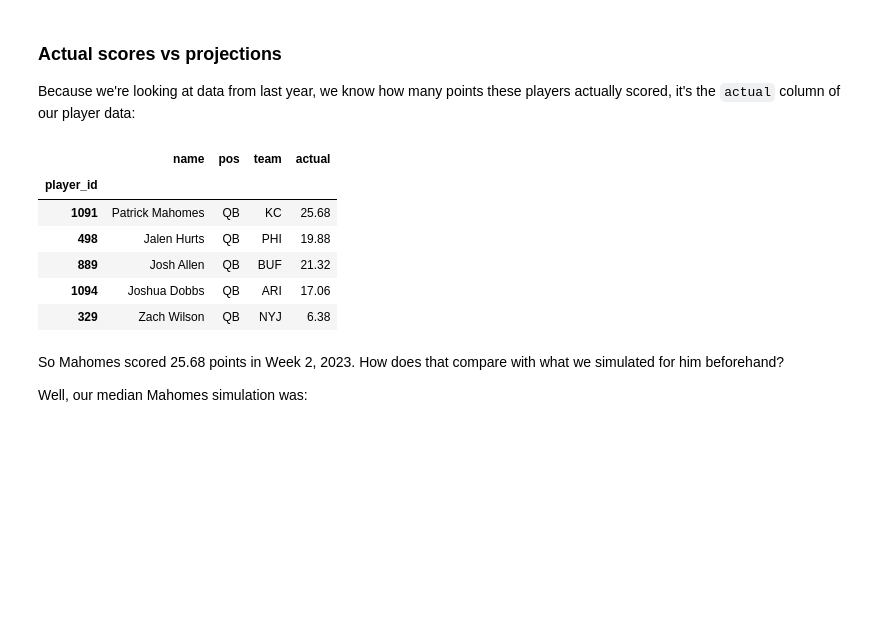
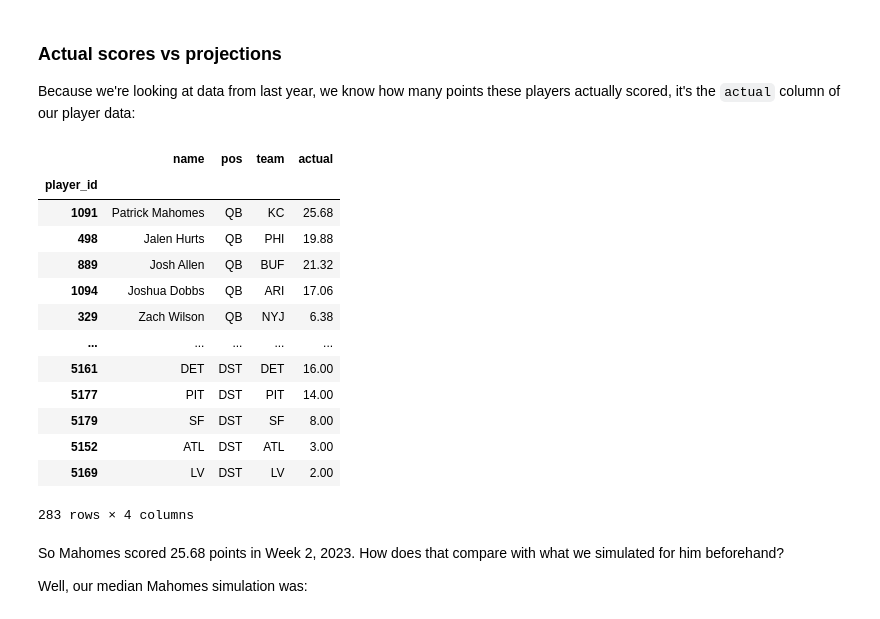
Before and after one commit to nathanbraun/fantasy-monte-carlo, a Jupyter notebook: fantasy-monte-carlo.ipynb, the cells around one changed output. Cells and saved outputs as stored; diff of their text form; code cells hidden in the pictures; blank space fills up the shorter version.

```diff
--- a/fantasy-monte-carlo.ipynb
+++ b/fantasy-monte-carlo.ipynb
@@ -275,15 +286,22 @@ g.add_legend()
 ### Actual scores vs projections
 Because we're looking at data from last year, we know how many points these players actually scored, it's the `actual` column of our player data:
 # %%
-players.head()
+players
 # %% [output]
 |  | name | pos | team | actual |
 | player_id |  |  |  |  |
 | 1091 | Patrick Mahomes | QB | KC | 25.68 |
 | 498 | Jalen Hurts | QB | PHI | 19.88 |
 | 889 | Josh Allen | QB | BUF | 21.32 |
 | 1094 | Joshua Dobbs | QB | ARI | 17.06 |
 | 329 | Zach Wilson | QB | NYJ | 6.38 |
+| ... | ... | ... | ... | ... |
+| 5161 | DET | DST | DET | 16.00 |
+| 5177 | PIT | DST | PIT | 14.00 |
+| 5179 | SF | DST | SF | 8.00 |
+| 5152 | ATL | DST | ATL | 3.00 |
+| 5169 | LV | DST | LV | 2.00 |
+283 rows × 4 columns
 # %% [markdown]
 So Mahomes scored 25.68 points in Week 2, 2023. How does that compare with what we simulated for him beforehand?
 
```
Also changed, not shown: parts of 23 cells of this notebook.
